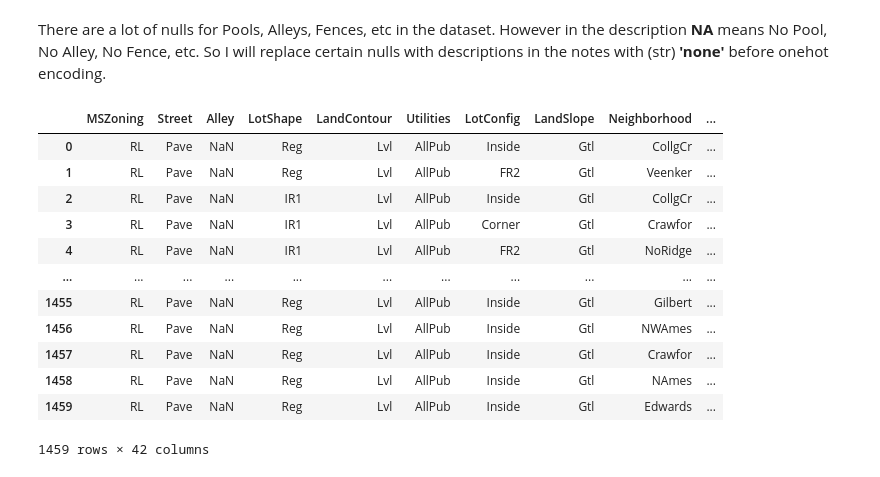
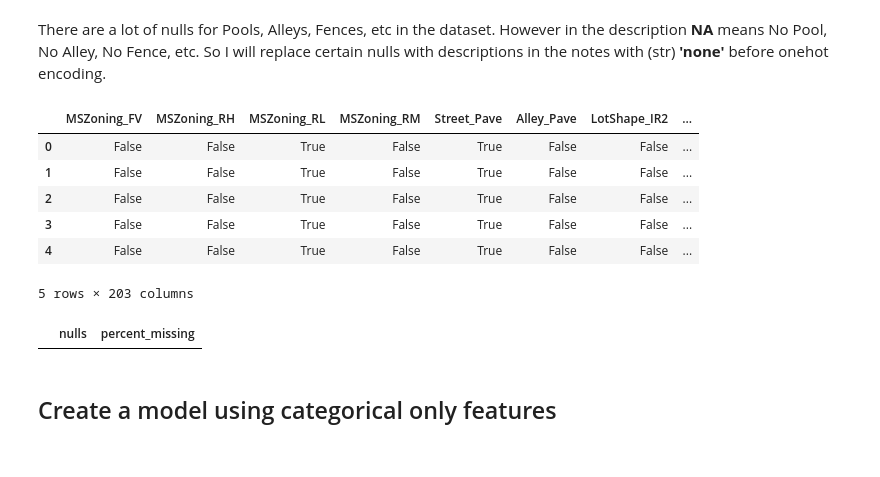
Before and after one commit to Terraform05/House-Price-Prediction, a Jupyter notebook: notebooks/categoric_exploration.ipynb, the cells around one changed output. Cells and saved outputs as stored; diff of their text form; code cells hidden in the pictures.

```diff
--- a/notebooks/categoric_exploration.ipynb
+++ b/notebooks/categoric_exploration.ipynb
@@ -7,7 +21,5 @@ from helper import *
 # %%
 df = pd.read_csv('../data/train.csv')
 #df.head()
-# %%
-df.drop(['Id'], axis=1, inplace=True)
 # %%
 categoric_df = df.select_dtypes(exclude=[np.number])
@@ -73,17 +84,17 @@ categoric_df.drop(['MasVnrType'], axis=1, inplace=True)
 # %%
 #apply one hot encoding
 categoric_df = pd.get_dummies(categoric_df, drop_first=True)
-# %% [output]
-|  | MSZoning | Street | Alley | LotShape | LandContour | Utilities | LotConfig | LandSlope | Neighborhood | ... |
-| 0 | RL | Pave | NaN | Reg | Lvl | AllPub | Inside | Gtl | CollgCr | ... |
-| 1 | RL | Pave | NaN | Reg | Lvl | AllPub | FR2 | Gtl | Veenker | ... |
-| 2 | RL | Pave | NaN | IR1 | Lvl | AllPub | Inside | Gtl | CollgCr | ... |
-| 3 | RL | Pave | NaN | IR1 | Lvl | AllPub | Corner | Gtl | Crawfor | ... |
-| 4 | RL | Pave | NaN | IR1 | Lvl | AllPub | FR2 | Gtl | NoRidge | ... |
-| ... | ... | ... | ... | ... | ... | ... | ... | ... | ... | ... |
-| 1455 | RL | Pave | NaN | Reg | Lvl | AllPub | Inside | Gtl | Gilbert | ... |
-| 1456 | RL | Pave | NaN | Reg | Lvl | AllPub | Inside | Gtl | NWAmes | ... |
-| 1457 | RL | Pave | NaN | Reg | Lvl | AllPub | Inside | Gtl | Crawfor | ... |
-| 1458 | RL | Pave | NaN | Reg | Lvl | AllPub | Inside | Gtl | NAmes | ... |
-| 1459 | RL | Pave | NaN | Reg | Lvl | AllPub | Inside | Gtl | Edwards | ... |
-1459 rows × 42 columns
+# %%
+categoric_df.head()
+# %% [output]
+|  | MSZoning_FV | MSZoning_RH | MSZoning_RL | MSZoning_RM | Street_Pave | Alley_Pave | LotShape_IR2 | ... |
+| 0 | False | False | True | False | True | False | False | ... |
+| 1 | False | False | True | False | True | False | False | ... |
+| 2 | False | False | True | False | True | False | False | ... |
+| 3 | False | False | True | False | True | False | False | ... |
+| 4 | False | False | True | False | True | False | False | ... |
+5 rows × 203 columns
+# %%
+count_nulls(categoric_df)
+# %% [output]
+|  | nulls | percent_missing |
@@ -89,0 +108,2 @@ categoric_df = pd.get_dummies(categoric_df, drop_first=True)
+# %% [markdown]
+## Create a model using categorical only features
```
Also changed, not shown: parts of 9 cells of this notebook, 5 other files.
